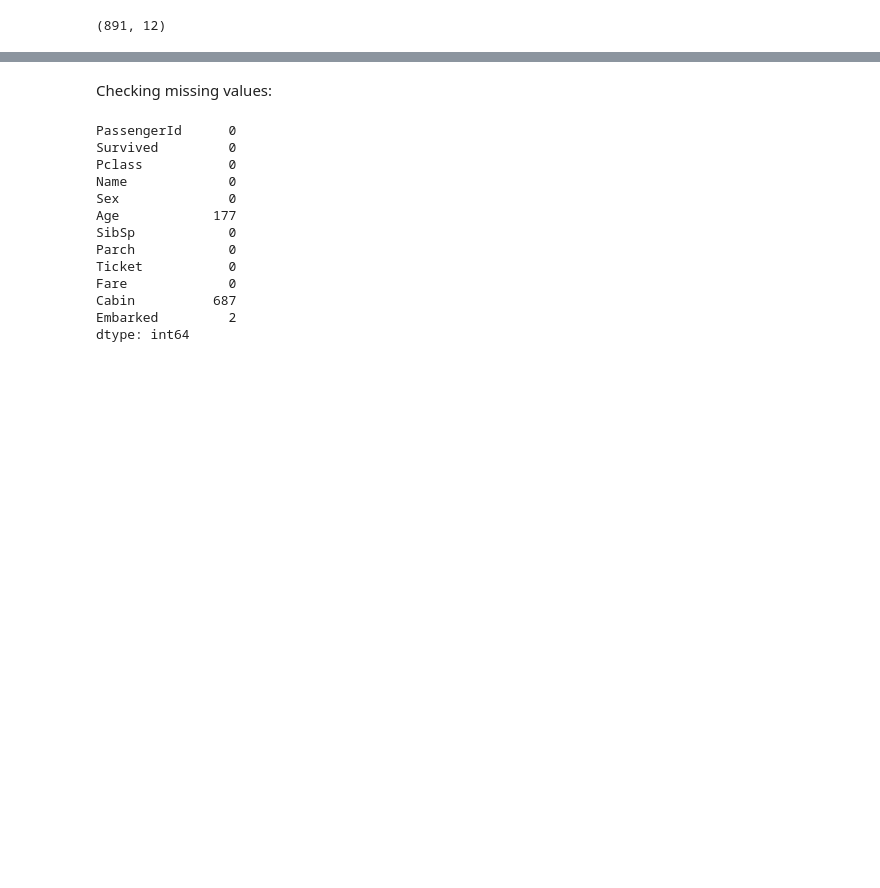
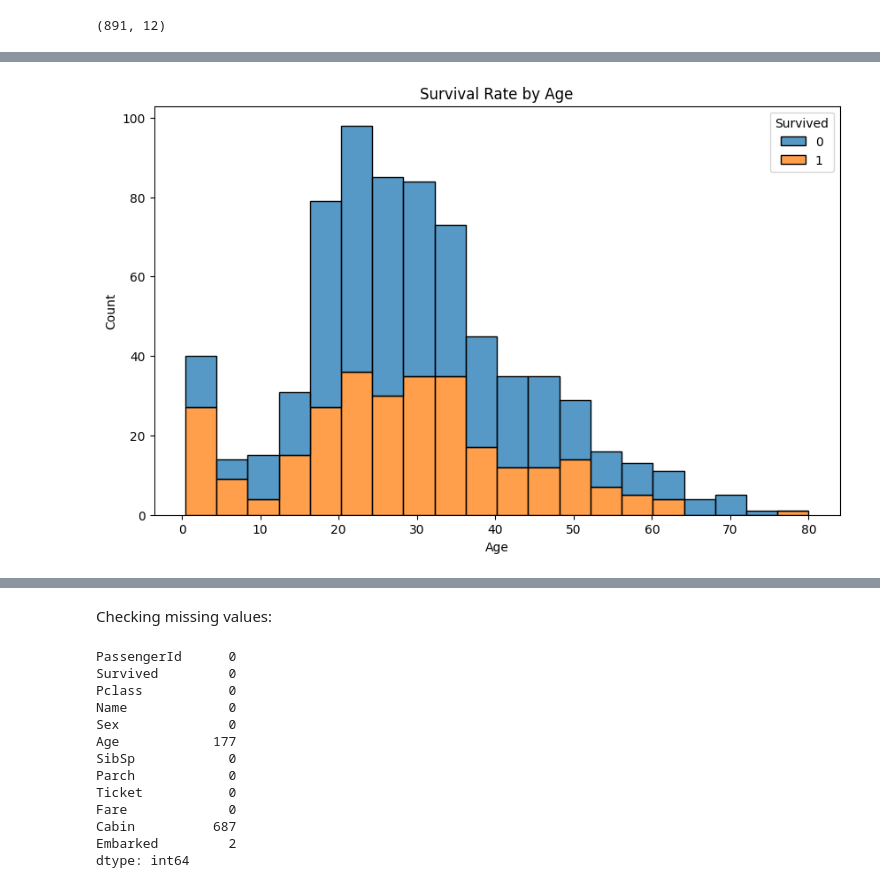
Before and after one commit to eshagarwal/Titanic, a Jupyter notebook: titanic.ipynb, the cells around one changed output, grey strips where cells are left out. Drawn from its saved outputs; the diff is of its cells as text; code cells hidden in the pictures; blank space fills up the shorter version.

```diff
--- a/titanic.ipynb
+++ b/titanic.ipynb
@@ -62,0 +81,8 @@ titanic_train_data.shape
+# %%
+# survival rate across Age, SibSp, Parch, Fare
+plt.figure(figsize=(10, 6))
+sns.histplot(data=titanic_train_data, x='Age', hue='Survived', multiple='stack')
+plt.title('Survival Rate by Age')
+plt.show()
+# %% [output]
+[figure, added]
```
Also changed, not shown: parts of 61 cells of this notebook, 1 other file.
